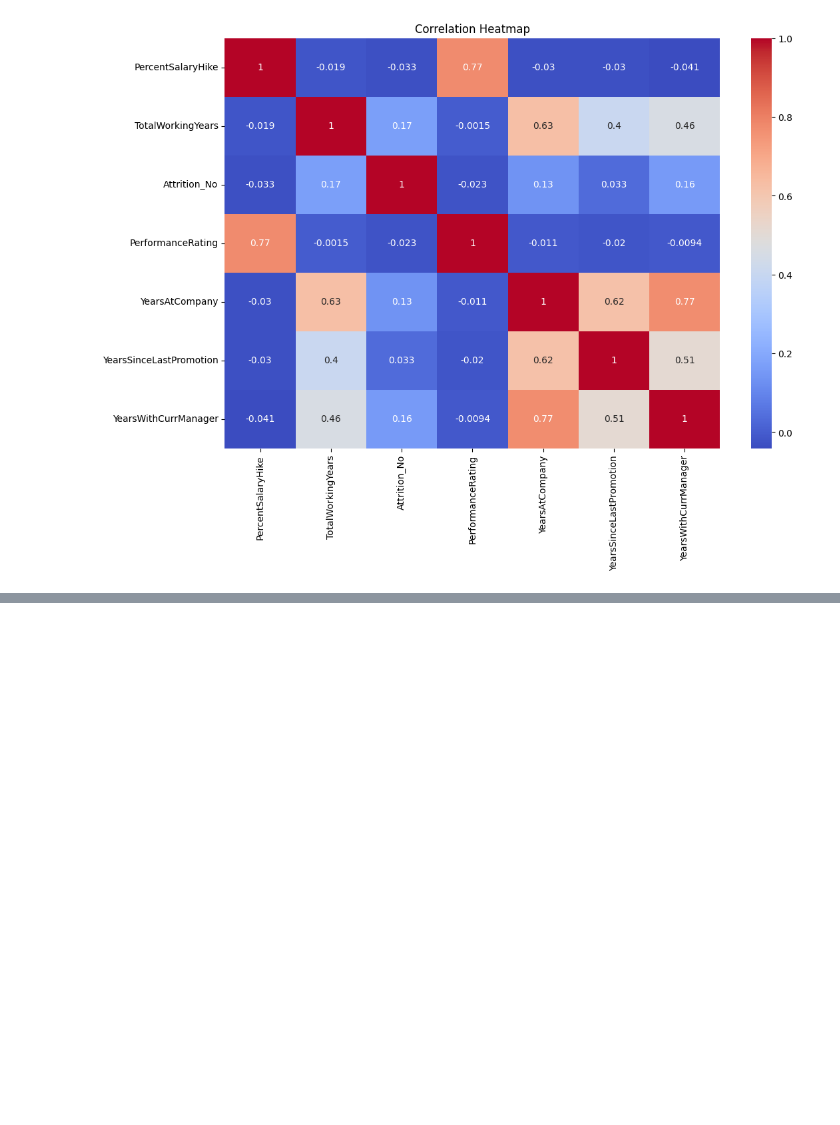
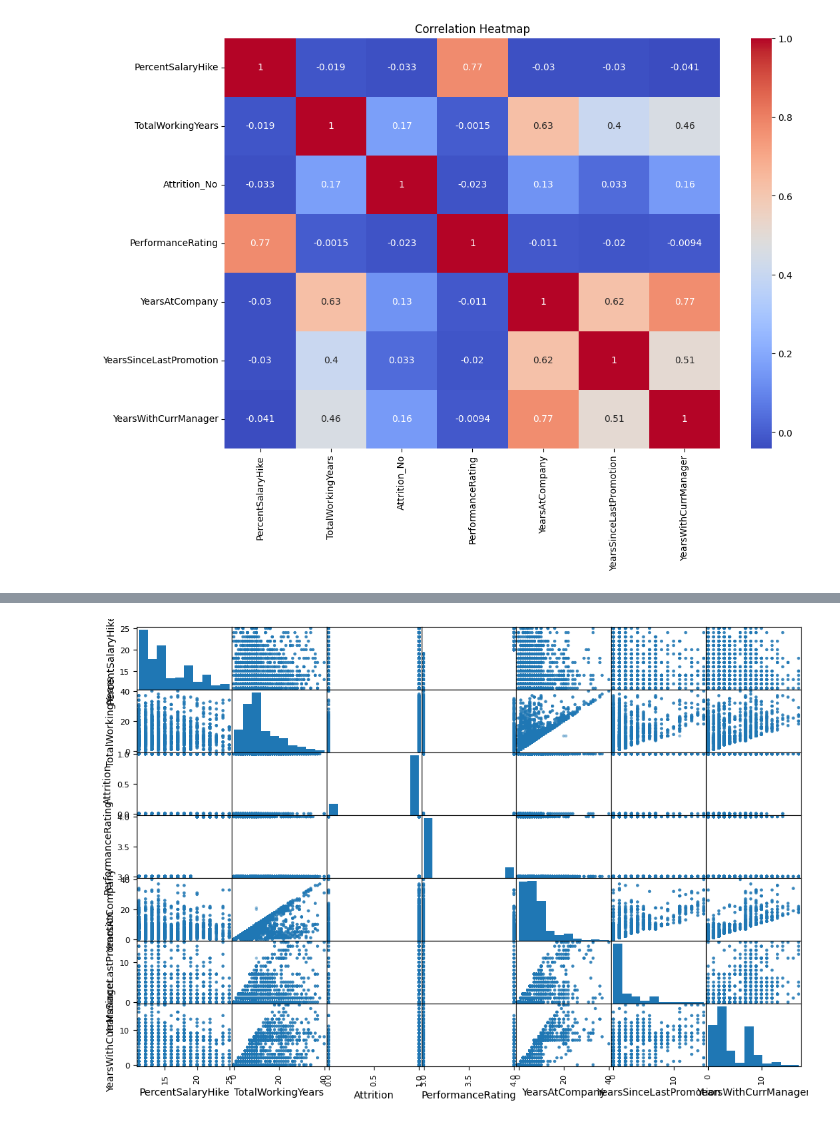
Before and after one commit to Byrong8at/Machine-learning, a Jupyter notebook: Code/Livrable_final(1)(2).ipynb, the cells around one changed output, grey strips where cells are left out. Saved outputs shown, nothing was run; the diff lists cells and outputs as text; code cells hidden in the pictures; blank space fills up the shorter version.

```diff
--- a/Code/Livrable_final(1)(2).ipynb
+++ b/Code/Livrable_final(1)(2).ipynb
@@ -342,0 +309,8 @@ pertinence_info.describe()
+# %%
+attribut = ["PercentSalaryHike", "TotalWorkingYears", "Attrition", "PerformanceRating",
+            "YearsAtCompany", "YearsSinceLastPromotion", "YearsWithCurrManager"]
+
+scatter_matrix = pd.plotting.scatter_matrix(info_finish[attribut], figsize=(12, 8))
+plt.show()
+# %% [output]
+[figure, added]
```
Also changed, not shown: parts of 8 cells of this notebook.
